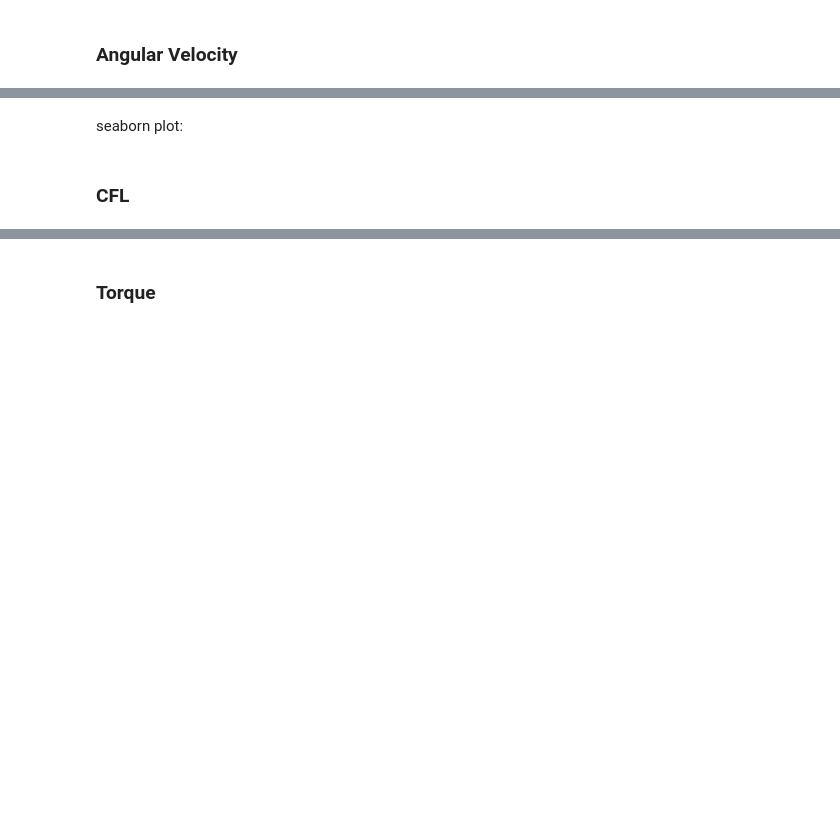
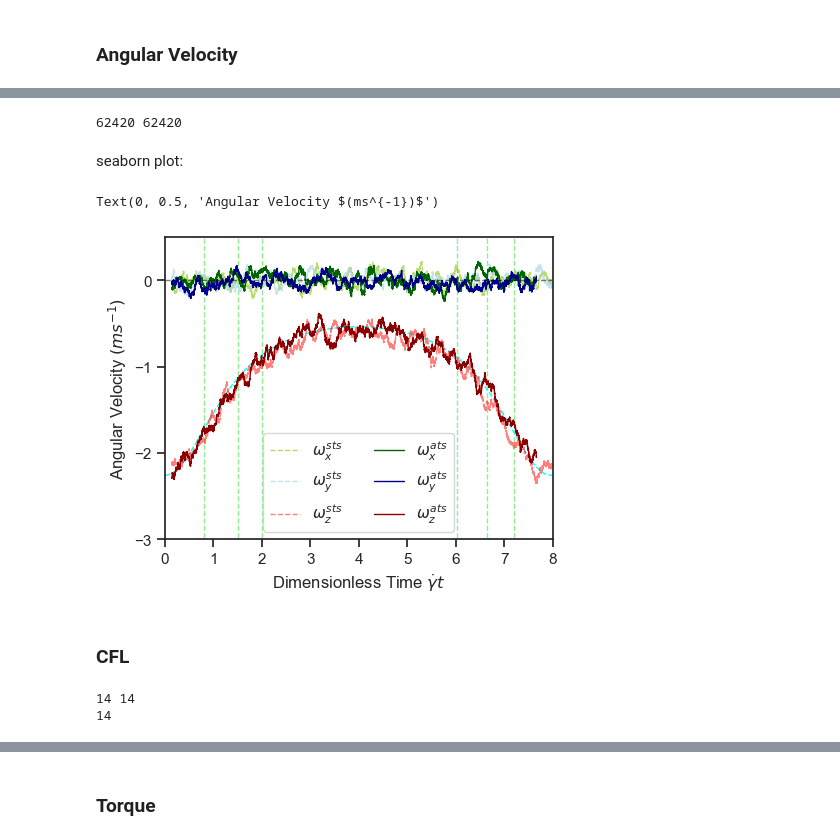
Before and after one commit to gary89git/data_processing, a Jupyter notebook: flip2-30.ipynb, the cells around one changed output, grey strips where cells are left out. Saved outputs shown, nothing was run; the diff lists cells and outputs as text; code cells hidden in the pictures; blank space fills up the shorter version.

```diff
--- a/flip2-30.ipynb
+++ b/flip2-30.ipynb
@@ -130,7 +130,7 @@ Converting to strain:
 x_theta = np.linspace(0,8,800)
 J_theta = np.arctan((b/a) * np.tan((-a*b*(x_theta))/(a**2+b**2))) - np.pi/2
 # J_theta = -np.arctan(2.4 * np.tan((2*np.pi*J_t)/J_T + np.pi/2)) - np.pi/2
-J_omega = -2 * gamma * (a**2 * (np.sin(J_theta+np.pi/2))**2 + b**2 * (np.cos(J_theta+np.pi/2))**2) / (a**2 + b**2)
+J_omega = -1000 * gamma * (a**2 * (np.sin(J_theta+np.pi/2))**2 + b**2 * (np.cos(J_theta+np.pi/2))**2) / (a**2 + b**2)
 for i in range(len(J_theta)):
     if J_theta[i] <= -np.pi/2 and x_theta[i] < 4:
         J_theta[i] += np.pi/2
@@ -182,7 +185,7 @@ fig.subplots_adjust(wspace = 0.3)
 # %% [markdown]
 vertical position 1443.52
 # %%
-f2_30 = wb['f2-30']
+f2_30 = wb['f2-30new']
 cputime = [x.value for i,x in enumerate(f2_30['g']) if x.value is not None and i > 0]
 tot,s = 0,0
 for i,x in enumerate(f2_30['g']):
@@ -449,6 +458,8 @@ wa3 = move_avg_time(wa3, t_ats, 50)
 # %%
 t_ats = t_ats[1201:]
 print(len(t_ats), len(wa1))
+# %% [output]
+62420 62420
 # %%
 p0 = go.Scatter(x=[644.8,644.8], y=[-0.1,0.1], mode='lines', line=dict(color='lightgreen', dash='dash'), showlegend=False)
 p1 = go.Scatter(x=[1015.04,1015.04], y=[-0.1,0.1], mode='lines', line=dict(color='lightgreen', dash='dash'), showlegend=False)
@@ -580,45 +591,48 @@ sns.set_context("notebook") # paper, notebook, talk, poster
 fig = pl.figure(figsize=(5, 4), dpi=100)
 ax1 = fig.add_subplot(111)
 for i in range(len(pline)):
-    ax1.plot([pline[i]]*2, [-1.8,0.25], color='lightgreen', linewidth=1, alpha=1, linestyle='--')
+    ax1.plot([pline[i]]*2, [-4,1], color='lightgreen', linewidth=1, alpha=1, linestyle='--')
 
 ax1.plot(x_theta, J_omega, linestyle='--', markersize=1, color='cyan', linewidth=1, alpha=1)
 # ax1.plot([644.8,644.8], [-0.1,0.1], linestyle='-.', color='lightgreen', linewidth=1, alpha=1)
 # ax1.plot([1015.04,1015.04], [-0.1,0.1], linestyle='-.', color='lightgreen', linewidth=1, alpha=1)
 # ax1.plot([1258.4,1258.4], [-0.1,0.1], linestyle='-.', color='lightgreen', linewidth=1, alpha=1)
 # ax1.plot([1778.4,1778.4], [-0.1,0.1], linestyle='-.', color='lightgreen', linewidth=1, alpha=1)
 # ax1.plot([2159.04,2159.04], [-0.1,0.1], linestyle='-.', color='lightgreen', linewidth=1, alpha=1)
 
-ax1.plot([i*gamma for i in t_sts[w-1:]], w1, linestyle='--', markersize=0.01, color='yellowgreen', linewidth=1, alpha=0.7, label=r'$\omega_{x}^{sts}$')
-ax1.plot([i*gamma for i in t_sts[w-1:]], w2, linestyle='--', markersize=0.01, color='lightblue', linewidth=1, alpha=0.7, label=r'$\omega_{y}^{sts}$')
-ax1.plot([i*gamma for i in t_sts[w-1:]], w3, linestyle='--', markersize=0.01, color='red', linewidth=1, alpha=0.5, label=r'$\omega_{z}^{sts}$')
-ax1.plot([i*gamma for i in t_ats], wa1, linestyle='-', color='darkgreen', linewidth=1, alpha=1, label=r'$\omega_{x}^{ats}$')
-ax1.plot([i*gamma for i in t_ats], wa2, linestyle='-', color='darkblue', linewidth=1, alpha=1, label=r'$\omega_{y}^{ats}$')
-ax1.plot([i*gamma for i in t_ats], wa3, linestyle='-', color='darkred', linewidth=1, alpha=1, label=r'$\omega_{z}^{ats}$')
+ax1.plot([i*gamma for i in t_sts[w-1:]], [i*480 for i in w1], linestyle='--', markersize=0.01, color='yellowgreen', linewidth=1, alpha=0.7, label=r'$\omega_{x}^{sts}$')
+ax1.plot([i*gamma for i in t_sts[w-1:]], [i*480 for i in w2], linestyle='--', markersize=0.01, color='lightblue', linewidth=1, alpha=0.7, label=r'$\omega_{y}^{sts}$')
+ax1.plot([i*gamma for i in t_sts[w-1:]], [i*480 for i in w3], linestyle='--', markersize=0.01, color='red', linewidth=1, alpha=0.5, label=r'$\omega_{z}^{sts}$')
+ax1.plot([i*gamma for i in t_ats], [i*480 for i in wa1], linestyle='-', color='darkgreen', linewidth=1, alpha=1, label=r'$\omega_{x}^{ats}$')
+ax1.plot([i*gamma for i in t_ats], [i*480 for i in wa2], linestyle='-', color='darkblue', linewidth=1, alpha=1, label=r'$\omega_{y}^{ats}$')
+ax1.plot([i*gamma for i in t_ats], [i*480 for i in wa3], linestyle='-', color='darkred', linewidth=1, alpha=1, label=r'$\omega_{z}^{ats}$')
 
 ax1.plot([0,15], [0,0], color='black', linewidth=1, alpha=0.5, linestyle='--')
 # ax1.plot(t_sts[w-1], func(t_sts[w-1], *popt), 'k--',)
 
 ax1.legend(loc=8, ncol=2)
 ax1.set_xlim([0,8])
 # ax1.set_xticks(range(0,3001,1000))
-ax1.set_ylim([-0.005,0.001])
-# ax1.set_yticks([-1.8+i*0.2 for i in range(11)])
+ax1.set_yticks([-3+i for i in range(5)])
+ax1.set_ylim([-3,0.5])
 # ax1.set_yticks([0,-np.pi/2,-np.pi])
 # ax1.set_yticklabels([0,r'$-\frac{\pi}{2}$',r'$-\pi$'])
 ax1.set_xlabel(r'Dimensionless Time $\dot\gamma t$')
-ax1.set_ylabel(r'Angular Velocity $(s^{-1})$')
+ax1.set_ylabel(r'Angular Velocity $(ms^{-1})$')
 
 # ax2 = fig.add_subplot(122)
 # ax2.plot(J_t[1:], J_omega[1:], marker='', color='blue', linewidth=1, alpha=1, label=r'$\omega$')
 # ax2.legend(loc=3, ncol=1)
 # ax2.set_xlim([0,3150])
 # ax2.set_xticks(range(0,3001,500))
 # ax2.set_xlabel(r'Time ($\mu s$)')
 # ax2.set_ylabel(r'Angular Velocity ($\mu s^{-1}$)')
 
 # fig.subplots_adjust(bottom=0.1, right=0.8, top=0.9, wspace = 0.2, hspace = 0.2)
 # fig.subplots_adjust(wspace = 0.3)
+# %% [output]
+Text(0, 0.5, 'Angular Velocity $(ms^{-1})$')
+[figure, added]
 # %%
 fig.savefig('f2-30omega_space.png', dpi=200, bbox_inches='tight')
 # %% [markdown]
@@ -626,34 +640,46 @@ fig.savefig('f2-30omega_space.png', dpi=200, bbox_inches='tight')
 # %%
 a,b,gamma
 # %%
-ii,ts = 0, [1.04*gamma, 0.832*gamma, 0.624*gamma, 0.416*gamma, 0.624*gamma, 0.832*gamma, 0.936*gamma, 0.832*gamma, 0.624*gamma, 0.416*gamma]
+ii,ts = 0, [2, 3, 4, 4.5, 4, 3, 2] #[0.416, 0.624, 0.832, 0.936, 0.832, 0.624, 0.416]
 www_ats, www_ave = [], []
 ss,count = 0,0
 for i in range(len(wa3)):
-    if ii < 7 and t_ats[i] >= pline[ii]:
-        ii += 1
-        www_ave.append(ss/count)
-        count,ss = 0, 0
-    www_ats.append(-wa3[i]*1.83*ts[ii])
+    if ii < len(ts) - 1:
+        if t_ats[i]*gamma >= pline[ii]:
+            ii += 1
+            www_ave.append(ss/count)
+            count,ss = 0, 0
+    www_ats.append(-wa3[i]*10.3*ts[ii]*0.1777778)
     ss += www_ats[-1]
     count += 1
+www_ave.append(ss/count)
 
-www_ats = move_avg(www_ats, 1000)
+# www_ats = move_avg(www_ats, 1000)
 
 ttt_ave,temp = [0],[www_ave[0]]
 for i in range(len(pline)):
     ttt_ave.extend([pline[i]]*2)
     temp.extend(www_ave[i:i+2])
 
+temp.append(www_ave[-1])
 www_ave = temp
-ttt_ave = ttt_ave[:-5]
+ttt_ave.append(8)
 
-www, w_ave = [], []
+print(len(www_ave), len(ttt_ave))
+
+www, w_ave, www_sts = [], [], []
 ss,count,ii = 0,0,0
 for i in range(len(w3)):
-    if ii < 7 and t_sts[w-1+i] >= pline[ii]:
-        ii += 1
-        w_ave.extend([ss/count]*2)
-        count,ss = 0, 0
-    ss += -w3[i]*1.83*gamma*0.416
+    if ii < len(ts) - 1:
+        if t_sts[w-1+i] * gamma >= pline[ii]:
+            ii += 1
+            w_ave.extend([ss/count]*2)
+            count,ss = 0, 0
+    www_sts.append(-w3[i]*10.3*2*0.1777778)
+    ss += www_sts[-1]
     count += 1
+w_ave.extend([ss/count]*2)
+print(len(w_ave))
+# %% [output]
+14 14
+14
```
Also changed, not shown: parts of 12 cells of this notebook, 1 other file.
